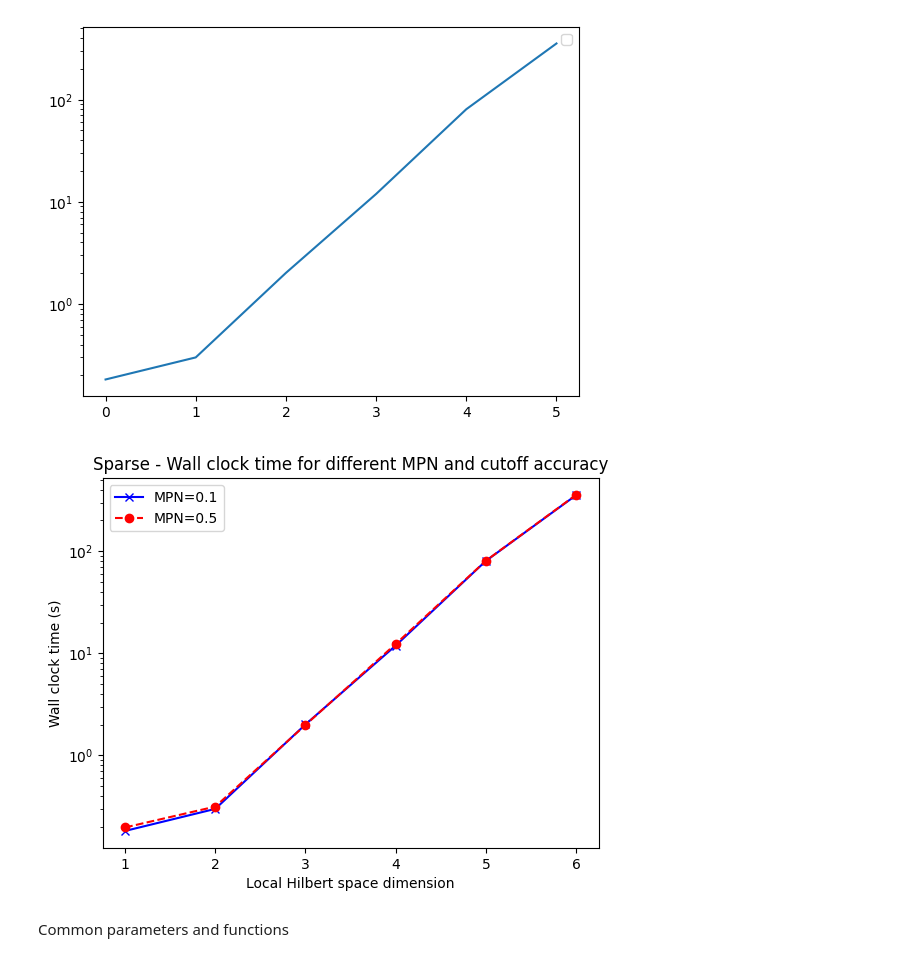
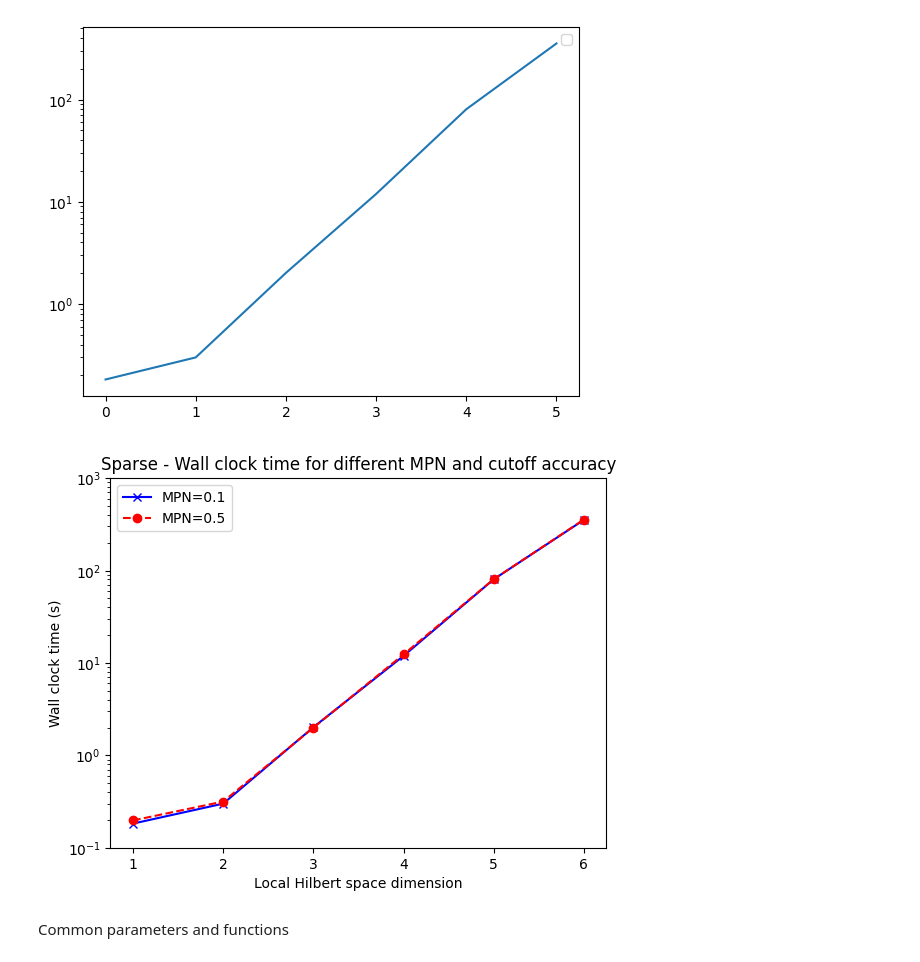
Before and after one commit to sequence-toolbox/SeQUeNCe, a Jupyter notebook: sequence_projects/swap_files/TN_swapping_timing_analysis.ipynb, the cells around one changed output. Cells and saved outputs as stored; diff of their text form; code cells hidden in the pictures.

```diff
--- a/sequence_projects/swap_files/TN_swapping_timing_analysis.ipynb
+++ b/sequence_projects/swap_files/TN_swapping_timing_analysis.ipynb
@@ -422,32 +423,33 @@ plt.yscale('log')
 # %%
 import re
 
-data10_file = open("sparse_timing_data_mpn10.json", 'r')
+data10_file = open("final_data/sparse_timing_data_mpn10.json", 'r')
 data10 = data10_file.readline()
 
 data10 = (list(map(float, re.findall(r"([0-9]+.[0-9]+)", data10))))
 
 # print(type(data10))
 
-data50_file = open("sparse_timing_data_mpn50.json", 'r')
+data50_file = open("final_data/sparse_timing_data_mpn50.json", 'r')
 data50 = data50_file.readline()
 
 data50 = (list(map(float, re.findall(r"([0-9]+.[0-9]+)", data50))))
 
 truncations = [1,2,3,4,5,6]
 
 plt.figure()
 plt.title("Sparse - Wall clock time for different MPN and cutoff accuracy")
 # plt.ylim(10**-1,10**2.5)
 plt.xlabel("Local Hilbert space dimension")
 plt.ylabel("Wall clock time (s)")
 plt.plot(truncations, data10, marker='x', color="b", label = "MPN=0.1")
 plt.plot(truncations, data50, linestyle='dashed', marker='o', color = "r", label = "MPN=0.5")
 
+plt.ylim(10**-1,10**3)
 plt.legend()
 plt.yscale('log')
 # %% [output]
-[figure, old version]
+[figure, new version]
 # %% [markdown]
 Common parameters and functions
 # %%
```
Also changed, not shown: parts of 2 cells of this notebook, 53 other files.
